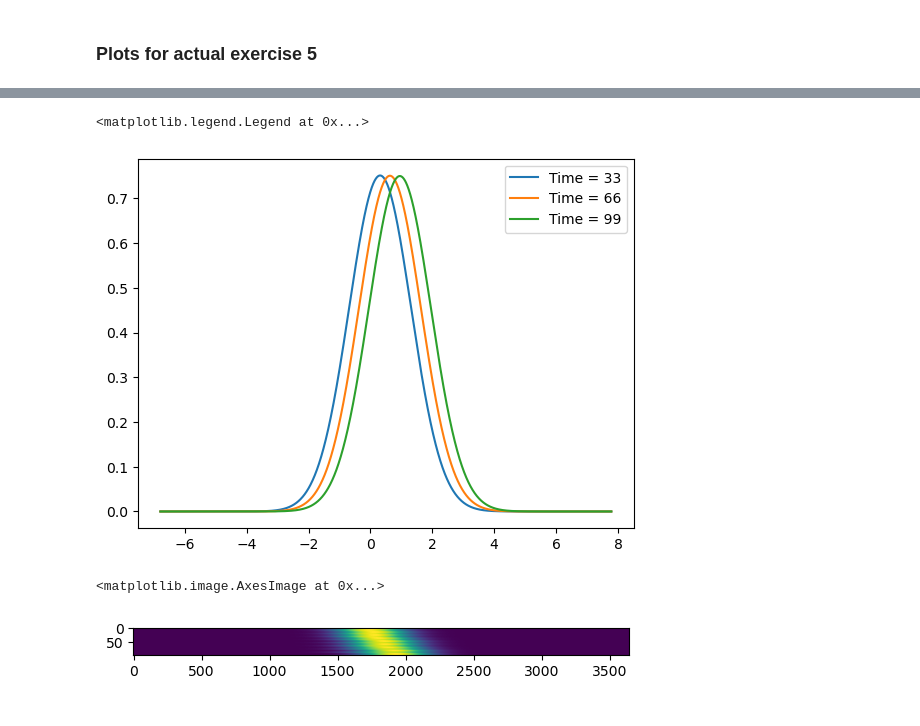
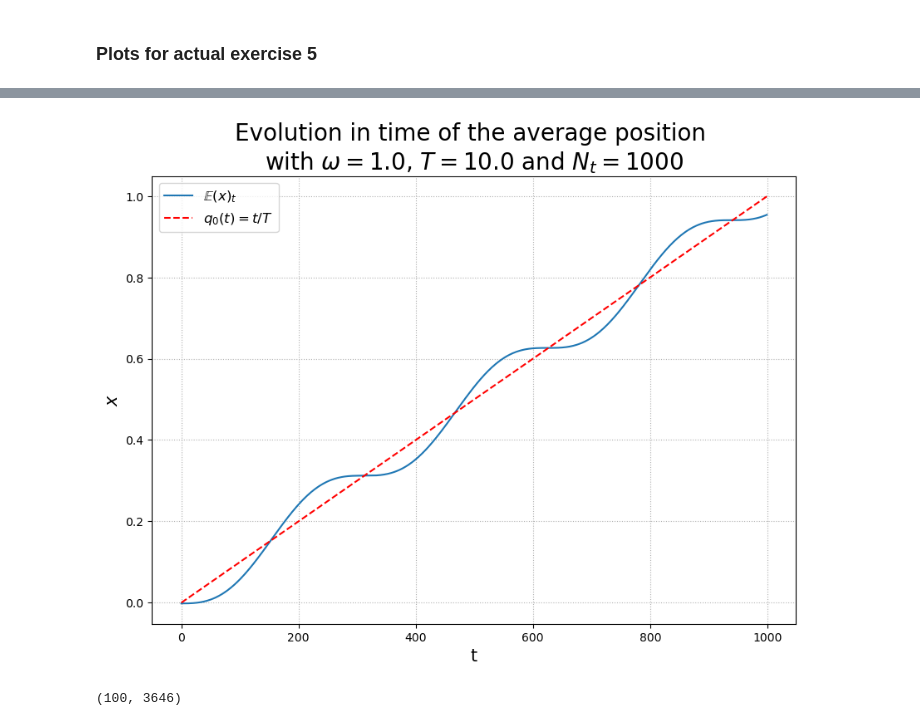
Before and after one commit to PaoloZinesi/QuantumInfoComputing, a Jupyter notebook: Assignment5/EX5/EX5_plots.ipynb, the cells around one changed output, grey strips where cells are left out. Drawn from its saved outputs; the diff is of its cells as text; code cells hidden in the pictures.

```diff
--- a/Assignment5/EX5/EX5_plots.ipynb
+++ b/Assignment5/EX5/EX5_plots.ipynb
@@ -67,10 +181,32 @@ plt.legend()
+# %%
+fig, ax = plt.subplots(nrows=1, ncols=1, figsize=(10, 7))
+
+# Evolution of norm2 in time
+avg_x = np.loadtxt("results/WF_avg_x.dat", max_rows=1)
+
+# plots
+ax.plot(avg_x, label=r"$\mathbb{E}(x)_t$")
+ax.plot(np.arange(len(avg_x)), 1.0*np.arange(len(avg_x))/len(avg_x), "r--", label=r"$q_0(t)=t/T$")
+
+ax.set_title(f"Evolution in time of the average position \nwith $\omega={omega}$, $T={Ttot}$ and $N_t={Nt}$", fontsize=20)
+ax.set_xlabel("t", fontsize=15)
+ax.set_ylabel("$x$", fontsize=15)
+ax.grid(True, which="both", linestyle=":")
+ax.legend(fontsize=12)
+
+if save_plots:
+    fig.savefig("results/WF_avg_x.png", dpi=400, format='png')
+# %% [output]
+[figure, added]
 # %%
-dir_path = r'results/outWF_*.dat'
+dir_path = r'results/WFs/outWF_*.dat'
 files = glob.glob(dir_path)
-files.sort()
+time_idxs = [int(re.match("results/WFs/outWF_([0-9]*).dat", file_).group(1)) for file_ in files]
+time_idxs.sort()
+wf_hist = []
 
-for file_ in files:
-    time_idx = int(re.match("results/outWF_([0-9]*).dat", file_).group(1))
+for i, time_idx_ in enumerate(time_idxs):
+    file_ = f"results/WFs/outWF_{time_idx_}.dat"
 
     # grid
     grid_x = np.loadtxt(file_, max_rows=1)
@@ -80,9 +216,7 @@ for file_ in files:
     re_wf, im_wf = np.loadtxt(file_, skiprows=1, unpack=True)
     wf = re_wf + im_wf*1j
 
-    plt.plot(grid_x, np.abs(wf), label=f"Time = {time_idx}")
+    wf_hist.append(np.abs(wf)**2)
 
-plt.legend()
+
+wf_hist = np.array(wf_hist)
-# %% [output]
-<matplotlib.legend.Legend at 0x...>
-[figure, removed]
@@ -110,5 +223,4 @@ wf_hist = np.array(wf_hist)
-# %%
-plt.imshow(wf_hist, aspect=2.0)
-# %% [output]
-<matplotlib.image.AxesImage at 0x...>
-[figure, removed]
+# %%
+wf_hist.shape
+# %% [output]
+(100, 3646)
```
Also changed, not shown: parts of 10 cells of this notebook, 4 other files.
